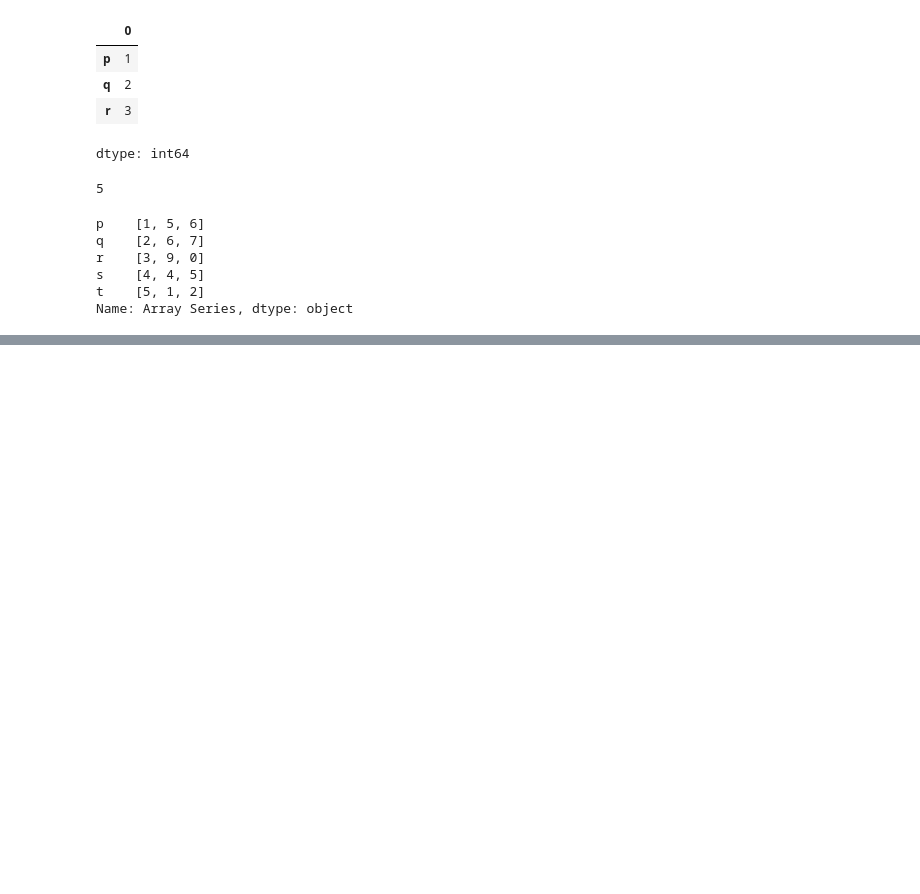
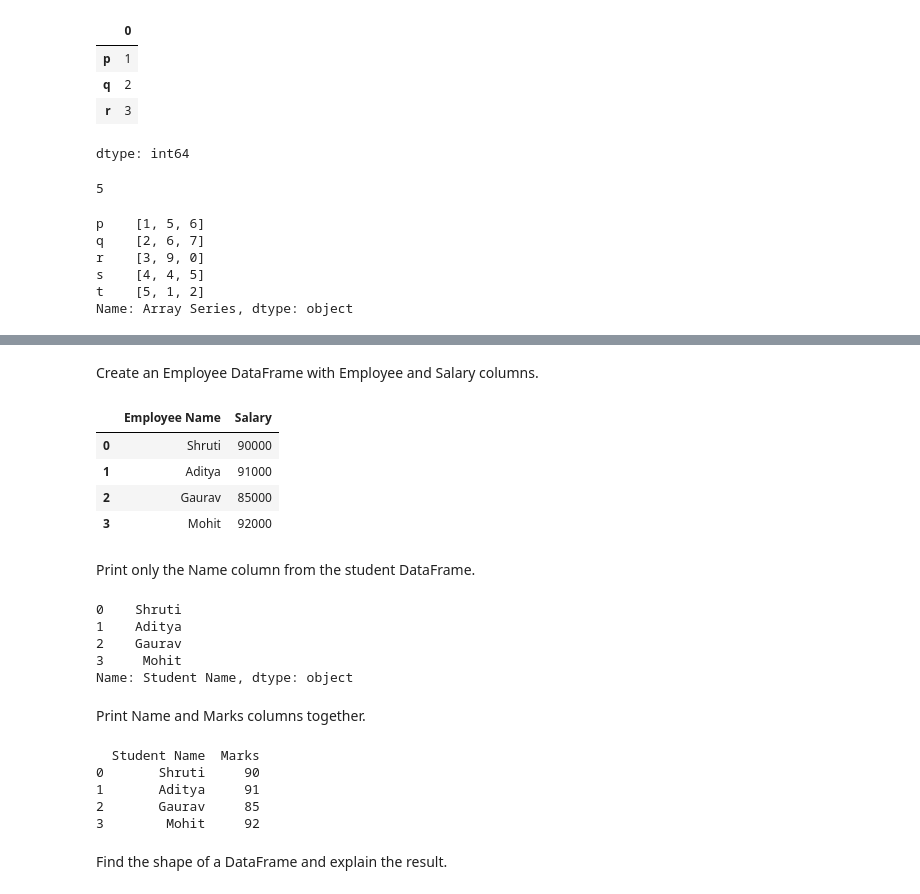
Before and after one commit to Gaurav-29-eng/Anudip, a Jupyter notebook: NUMPY.ipynb, the cells around one changed output, grey strips where cells are left out. Saved outputs shown, nothing was run; the diff lists cells and outputs as text; code cells hidden in the pictures; blank space fills up the shorter version.

```diff
--- a/NUMPY.ipynb
+++ b/NUMPY.ipynb
@@ -1207,0 +1358,47 @@ Name: Array Series, dtype: object
+# %% [markdown]
+Create an Employee DataFrame with Employee and Salary columns.
+# %%
+Frame_3 = pd.DataFrame({
+    "Employee Name":["Shruti","Aditya","Gaurav","Mohit"],
+    "Salary":[90000,91000,85000,92000],
+})
+
+Frame_3
+# %% [output]
+|  | Employee Name | Salary |
+| 0 | Shruti | 90000 |
+| 1 | Aditya | 91000 |
+| 2 | Gaurav | 85000 |
+| 3 | Mohit | 92000 |
+# %% [markdown]
+Print only the Name column from the student DataFrame.
+# %%
+Frame_4 = pd.DataFrame({
+    "Student Name":["Shruti","Aditya","Gaurav","Mohit"],
+    "Marks":[90,91,85,92],
+})
+
+print(Frame_4["Student Name"])
+# %% [output]
+0    Shruti
+1    Aditya
+2    Gaurav
+3     Mohit
+Name: Student Name, dtype: object
+# %% [markdown]
+Print Name and Marks columns together.
+# %%
+Frame_5 = pd.DataFrame({
+    "Student Name":["Shruti","Aditya","Gaurav","Mohit"],
+    "Marks":[90,91,85,92],
+})
+
+print(Frame_5)
+# %% [output]
+  Student Name  Marks
+0       Shruti     90
+1       Aditya     91
+2       Gaurav     85
+3        Mohit     92
+# %% [markdown]
+Find the shape of a DataFrame and explain the result.
```
Also changed, not shown: parts of 28 cells of this notebook.
